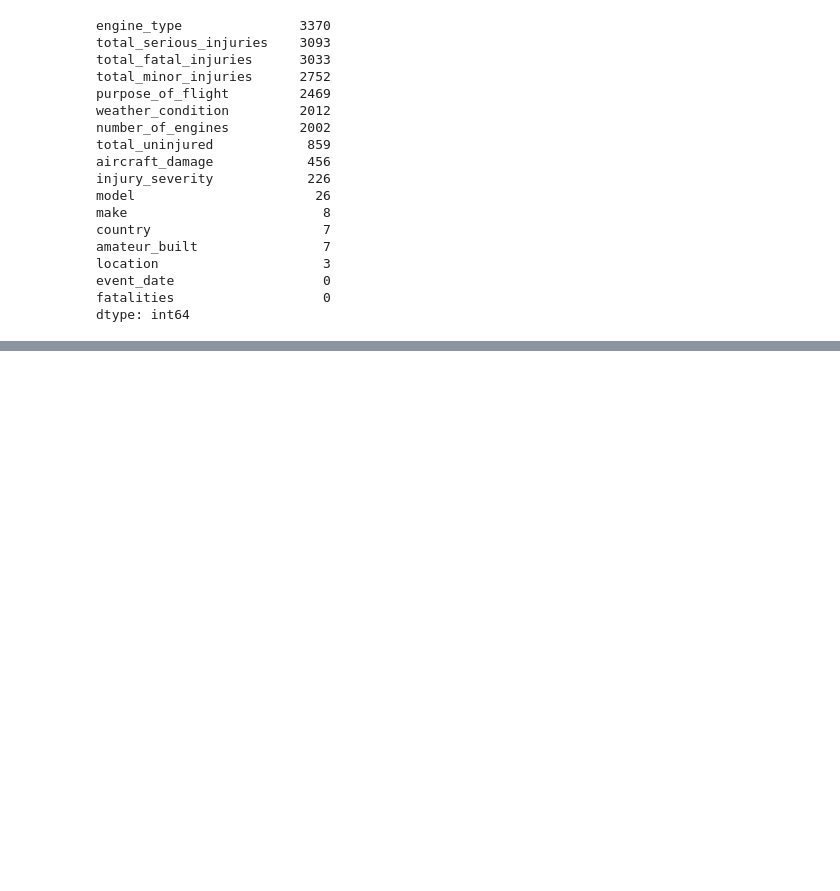
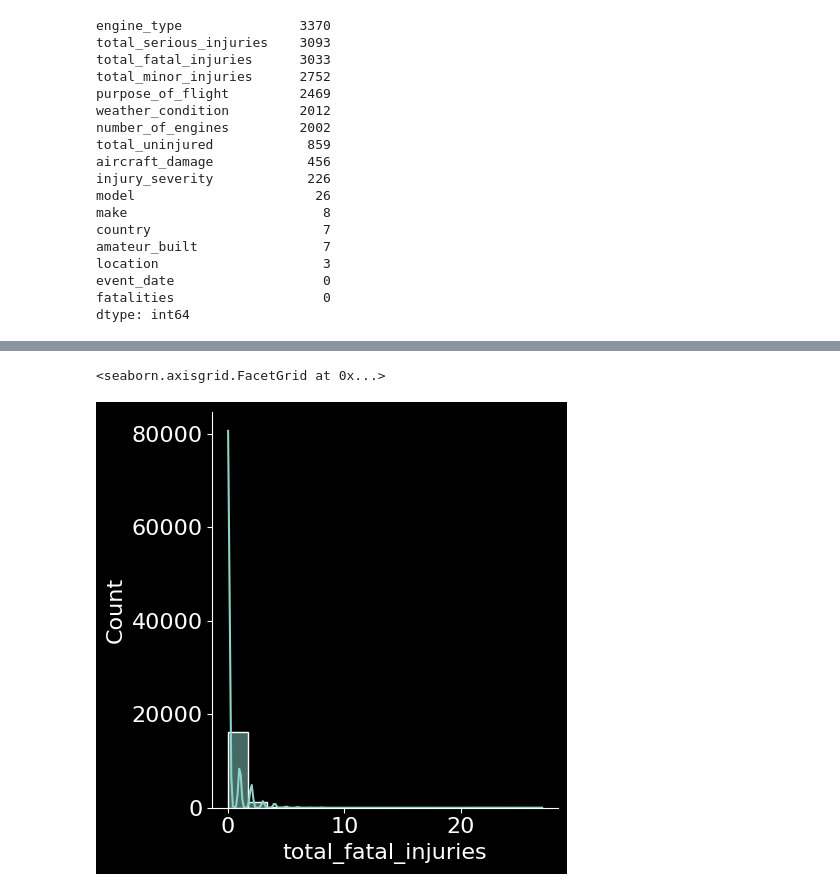
Before and after one commit to deniselouzada/air-accident-reports, a Jupyter notebook: ntsb-accidents.ipynb, the cells around one changed output, grey strips where cells are left out. Saved outputs shown, nothing was run; the diff lists cells and outputs as text; code cells hidden in the pictures; blank space fills up the shorter version.

```diff
--- a/ntsb-accidents.ipynb
+++ b/ntsb-accidents.ipynb
@@ -543,0 +644,5 @@ df.info()
+# %%
+sns.displot(df_box, x=df_box.total_fatal_injuries, kde=True)
+# %% [output]
+<seaborn.axisgrid.FacetGrid at 0x...>
+[figure, added]
```
Also changed, not shown: parts of 27 cells of this notebook, 2 other files.
